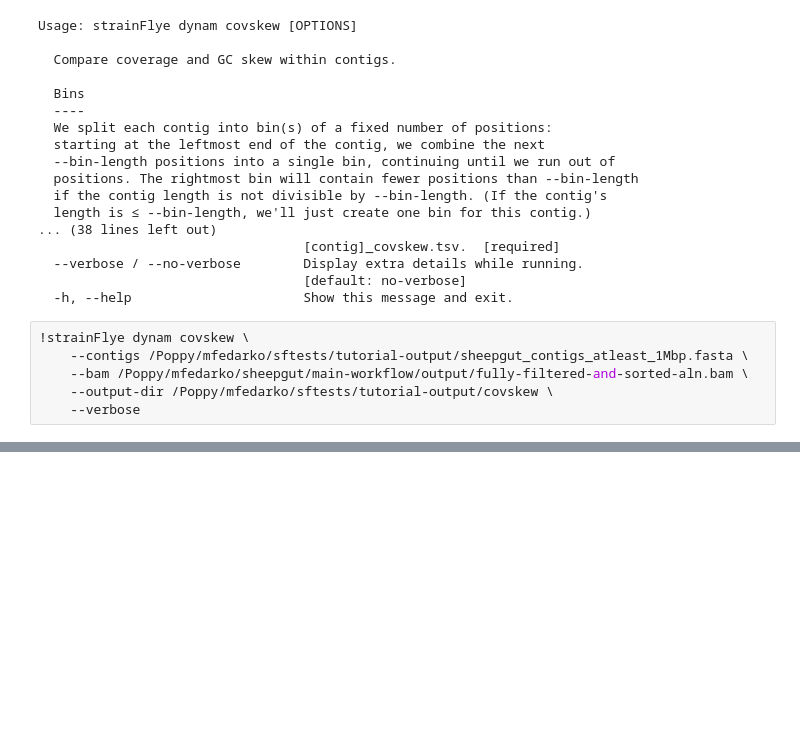
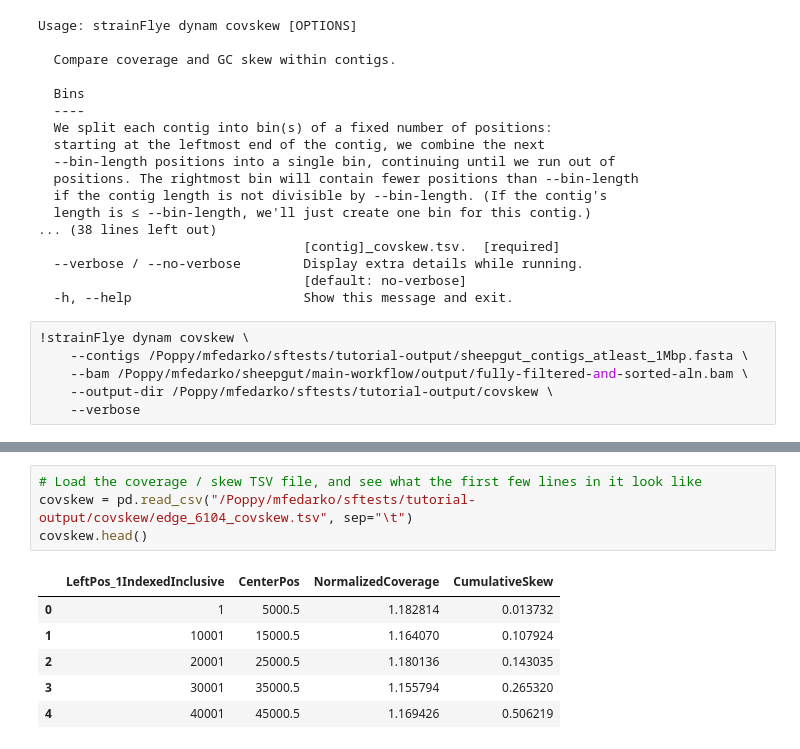
Before and after one commit to fedarko/strainFlye, a Jupyter notebook: docs/SheepGutExample.ipynb, the cells around one changed output, grey strips where cells are left out. Saved outputs shown, nothing was run; the diff lists cells and outputs as text; blank space fills up the shorter version.

```diff
--- a/docs/SheepGutExample.ipynb
+++ b/docs/SheepGutExample.ipynb
@@ -959,0 +967,11 @@ Usage: strainFlye dynam covskew [OPTIONS]
+# %%
+# Load the coverage / skew TSV file, and see what the first few lines in it look like
+covskew = pd.read_csv("/Poppy/mfedarko/sftests/tutorial-output/covskew/edge_6104_covskew.tsv", sep="\t")
+covskew.head()
+# %% [output]
+|  | LeftPos_1IndexedInclusive | CenterPos | NormalizedCoverage | CumulativeSkew |
+| 0 | 1 | 5000.5 | 1.182814 | 0.013732 |
+| 1 | 10001 | 15000.5 | 1.164070 | 0.107924 |
+| 2 | 20001 | 25000.5 | 1.180136 | 0.143035 |
+| 3 | 30001 | 35000.5 | 1.155794 | 0.265320 |
+| 4 | 40001 | 45000.5 | 1.169426 | 0.506219 |
```
Also changed, not shown: parts of 5 cells of this notebook.
